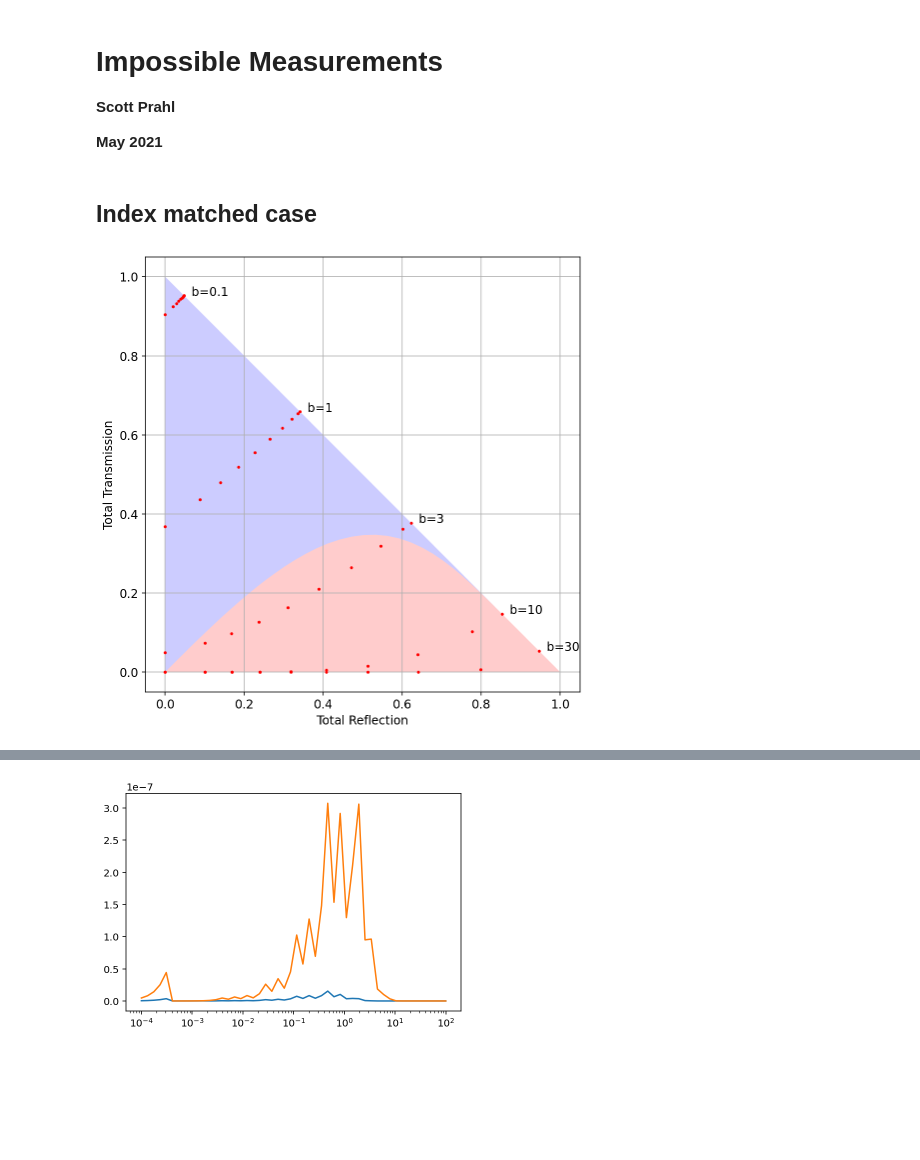
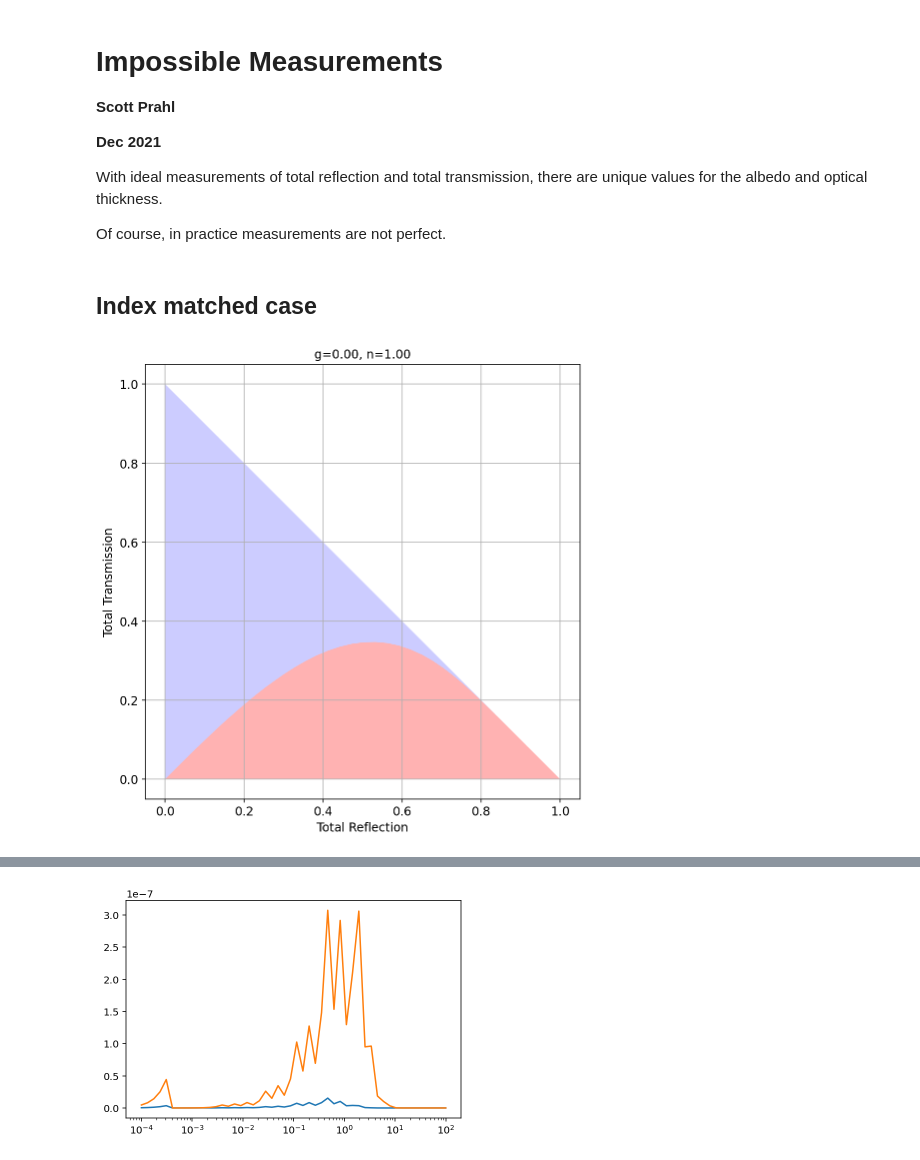
Before and after one commit to scottprahl/iadpython, a Jupyter notebook: docs/impossible.ipynb, the cells around one changed output, grey strips where cells are left out. Drawn from its saved outputs; the diff is of its cells as text; code cells hidden in the pictures; blank space fills up the shorter version.

```diff
--- a/docs/impossible.ipynb
+++ b/docs/impossible.ipynb
@@ -3,7 +3,11 @@
 
 **Scott Prahl**
 
-**May 2021**
+**Dec 2021**
+
+With ideal measurements of total reflection and total transmission, there are unique values for the albedo and optical thickness.
+
+Of course, in practice measurements are not perfect.
 # %%
 import numpy as np
 import matplotlib.pyplot as plt
@@ -11,16 +15,17 @@ import iadpython as iad
 %config InlineBackend.figure_format = 'retina'
 
 def scattered_light(g=0, n=1, quad_pts=4):
+    """Max scattered light for all optical thicknesses."""
     b = np.logspace(-5,5,200)
-
-    r_white, t_white, _, _ = iad.Sample(1, b, g=g, n=n, quad_pts=quad_pts).rt()
-    r_black, t_black, _, _ = iad.Sample(0, b, g=g, n=n, quad_pts=quad_pts).rt()
+    r_white, t_white, _, _ = iad.Sample(a=1, b=b, g=g, n=n, quad_pts=quad_pts).rt()
+    r_black, t_black, _, _ = iad.Sample(a=0, b=b, g=g, n=n, quad_pts=quad_pts).rt()
 
     xy = np.array([r_white-r_black, t_white-t_black]).T
     return xy
 
 def unscattered_polygon(g=0, n=1, quad_pts=4):
-    xy = scattered_light(g, n, quad_pts=quad_pts)
+    """Unscattered light for all optical thicknesses."""
+    xy = scattered_light(g, n, quad_pts)
     xy = np.append(xy, np.array([[1,0]]), axis=0)
     xy = np.append(xy, np.array([[0,1]]), axis=0)
     xy = np.append(xy, np.array([[0,0]]), axis=0)
@@ -28,41 +33,35 @@ def unscattered_polygon(g=0, n=1, quad_pts=4):
     return plt.Polygon(xy, facecolor='b', alpha=0.2)
 
 def scattered_polygon(g=0,n=1,quad_pts=4):
-    xy = scattered_light(g, n, quad_pts=quad_pts)
+    xy = scattered_light(g, n, quad_pts)
     xy = np.append(xy, np.array([[0,0]]), axis=0)
 
-    return plt.Polygon(xy, facecolor='r', alpha=0.2)
+    return plt.Polygon(xy, facecolor='r', alpha=0.3)
 # %% [markdown]
 ## Index matched case
 # %%
 n=1.0
 g=0.0
 
-a = np.sqrt(1-np.linspace(1,0,10)**2)
 
 plt.figure(figsize=(8,8))
-for i,b in enumerate([ 0.1,  1, 3, 10, 30]):
-    s = iad.Sample(a,b,n=n)
-    UR1, UT1, _, _ = s.rt()
-
-    plt.plot(UR1,UT1,'or', markersize=2)
-    plt.text(UR1[-1],UT1[-1],"  b=%g"%b,fontsize=12)
 
 
 plt.gca().add_patch(scattered_polygon(g,n))
 plt.gca().add_patch(unscattered_polygon(g,n))
 
 plt.gca().set_aspect(1)
 plt.xlim(-0.05,1.05)
 plt.ylim(-0.05,1.05)
 
+plt.title("g=%.2f, n=%.2f" % (g,n))
 plt.xlabel('Total Reflection',fontsize=12)
 plt.ylabel('Total Transmission',fontsize=12)
 plt.xticks(fontsize=12)
 plt.grid()
 
 plt.yticks(fontsize=12)
 
 plt.show()
 # %% [output]
-[figure, old version]
+[figure, new version]
```
Also changed, not shown: parts of 9 cells of this notebook.
